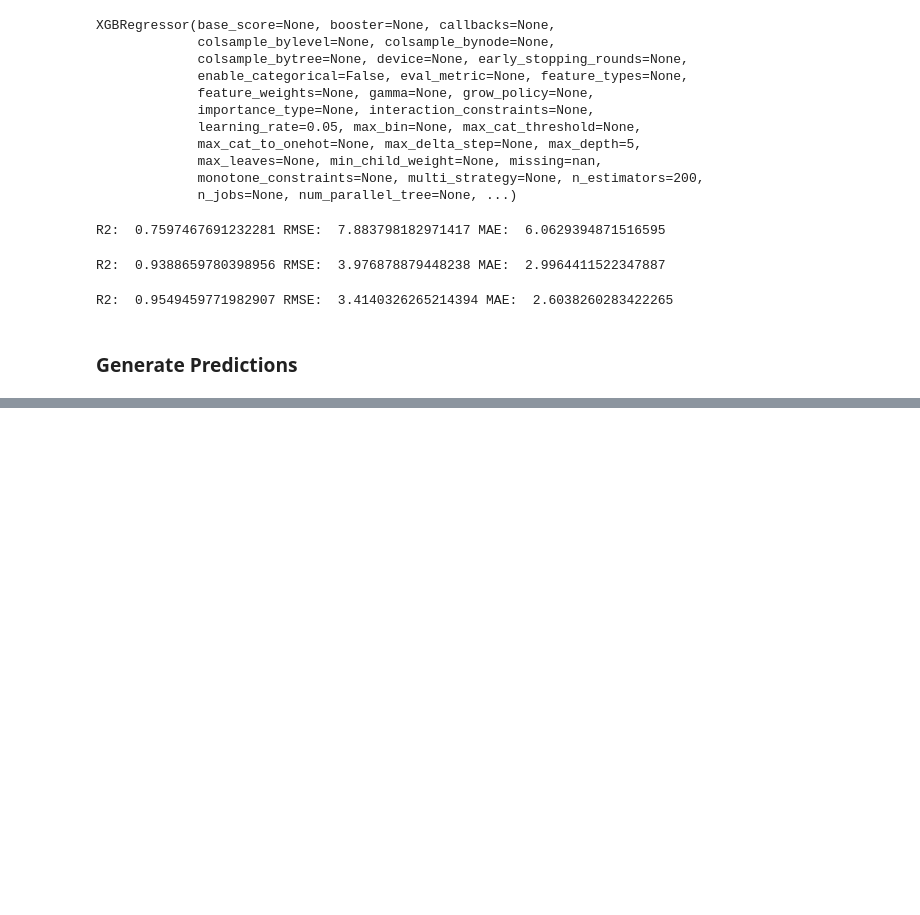
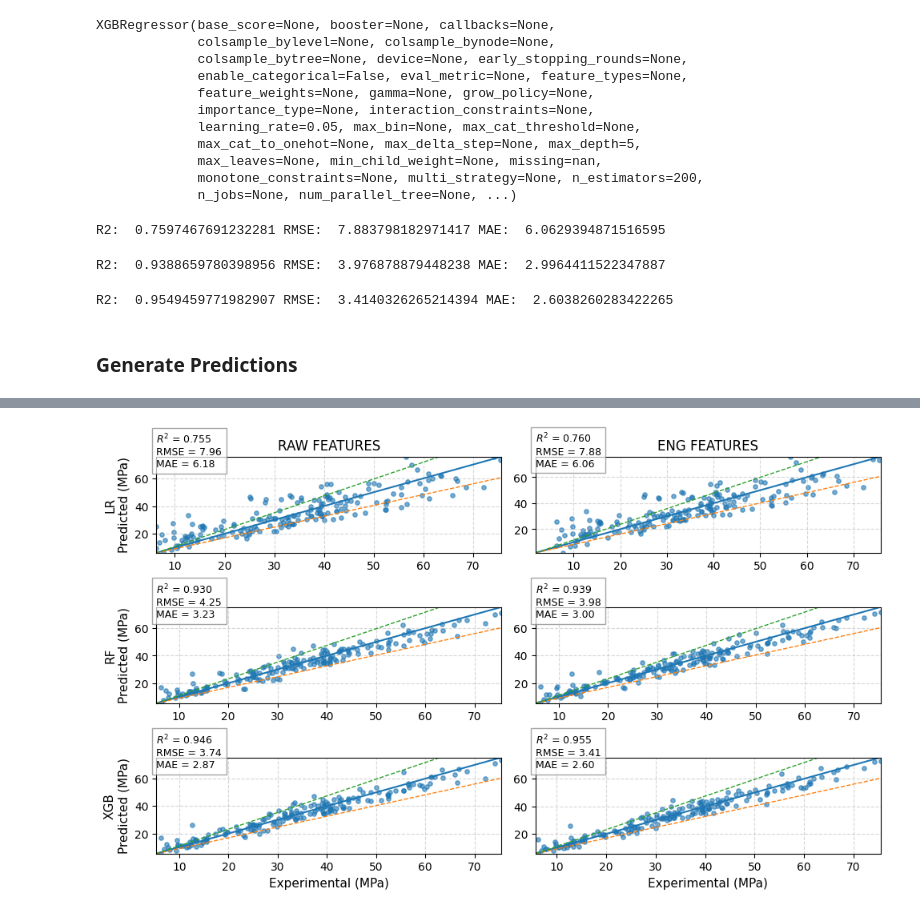
Before and after one commit to AbubakarDanhaya/Concrete_research, a Jupyter notebook: Feature_Design/ML_Modelling/notebook.ipynb, the cells around one changed output, grey strips where cells are left out. Cells and saved outputs as stored; diff of their text form; code cells hidden in the pictures; blank space fills up the shorter version.

```diff
--- a/Feature_Design/ML_Modelling/notebook.ipynb
+++ b/Feature_Design/ML_Modelling/notebook.ipynb
@@ -203,7 +203,7 @@ xgb_pred_r = get_predictions(xgb, X_train_raw, X_test_raw, y_train)
 # Enginered
 lr_pred_e = get_predictions(lr, X_train_eng, X_test_eng, y_train)
 rf_pred_e = get_predictions(rf, X_train_eng, X_test_eng, y_train)
-xgb_pred_e =get_predictions(rf, X_train_eng, X_test_eng, y_train)
+xgb_pred_e =get_predictions(xgb, X_train_eng, X_test_eng, y_train)
 
 model_predictions = {
     "LR_raw": lr_pred_r,
@@ -260,0 +216,59 @@ for model in models:
+# %%
+import matplotlib.pyplot as plt
+import numpy as np
+from sklearn.metrics import r2_score, mean_squared_error, mean_absolute_error
+
+models = ["LR", "RF", "XGB"]
+
+fig, axes = plt.subplots(3, 2, figsize=(10, 6))
+
+for row, model in enumerate(models):
+    for col, feature_type in enumerate(["raw", "eng"]):
+        ax = axes[row, col]
+
+        key = f"{model}_{feature_type}"
+        y_pred = model_predictions[key]
+
+        # Scatter
+        ax.scatter(y_test, y_pred, s=15, alpha=0.6)
+
+        # Axis limits (local scaling)
+        min_val = min(y_test.min(), y_pred.min())
+        max_val = max(y_test.max(), y_pred.max())
+
+        # Perfect prediction line
+        ax.plot([min_val, max_val], [min_val, max_val], linewidth=1.5)
+
+        # ±20% lines
+        ax.plot([min_val, max_val], [min_val, 0.8*max_val], linestyle='--', linewidth=1)
+        ax.plot([min_val, max_val], [min_val, 1.2*max_val], linestyle='--', linewidth=1)
+
+        # Metrics
+        r2 = r2_score(y_test, y_pred)
+        rmse = np.sqrt(mean_squared_error(y_test, y_pred))
+        mae = mean_absolute_error(y_test, y_pred)
+
+        ax.text(min_val, max_val*0.9,
+                f"$R^2$ = {r2:.3f}\nRMSE = {rmse:.2f}\nMAE = {mae:.2f}",
+                fontsize=9,
+                bbox=dict(facecolor='white', alpha=0.7, edgecolor='gray'))
+
+        # Titles
+        if row == 0:
+            ax.set_title(f"{feature_type.upper()} FEATURES", fontsize=12)
+
+        if col == 0:
+            ax.set_ylabel(f"{model}\nPredicted (MPa)", fontsize=11)
+
+        if row == 2:
+            ax.set_xlabel("Experimental (MPa)", fontsize=11)
+
+        ax.set_xlim(min_val, max_val)
+        ax.set_ylim(min_val, max_val)
+        ax.grid(True, linestyle='--', alpha=0.5)
+
+# Improve spacing
+plt.tight_layout()
+plt.show()
+# %% [output]
+[figure, added]
```
Also changed, not shown: parts of 1 cell of this notebook.
